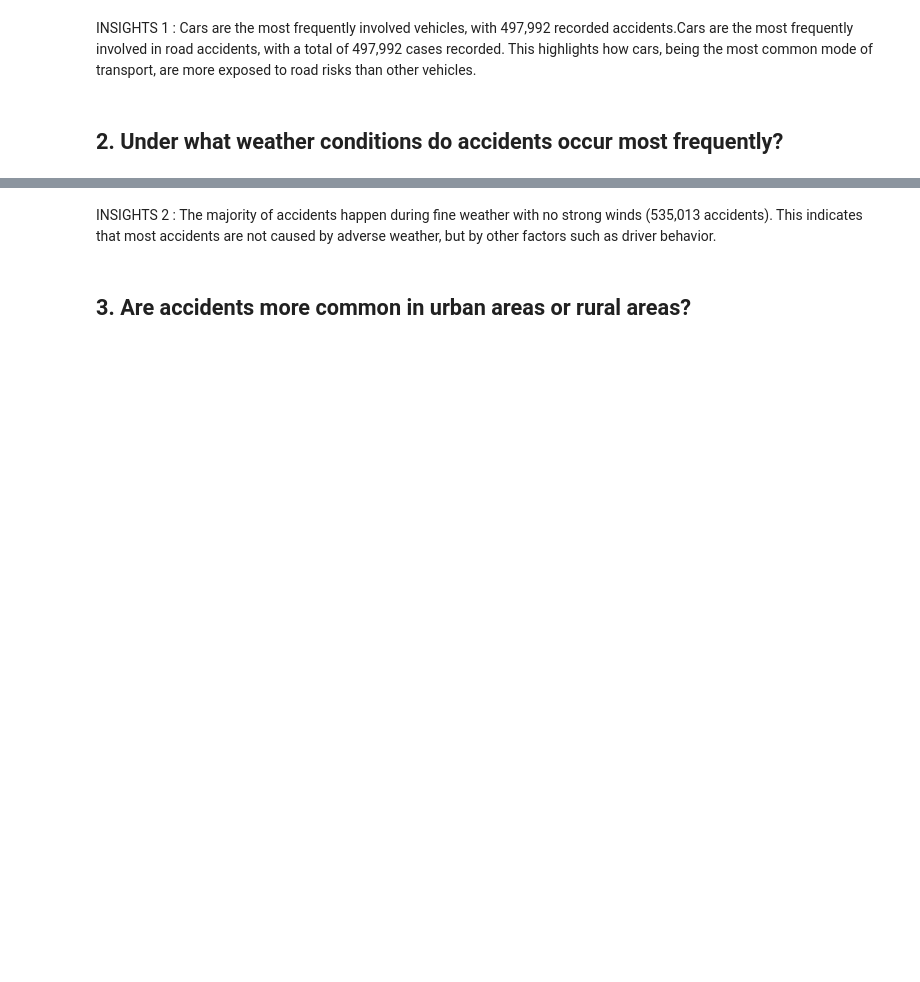
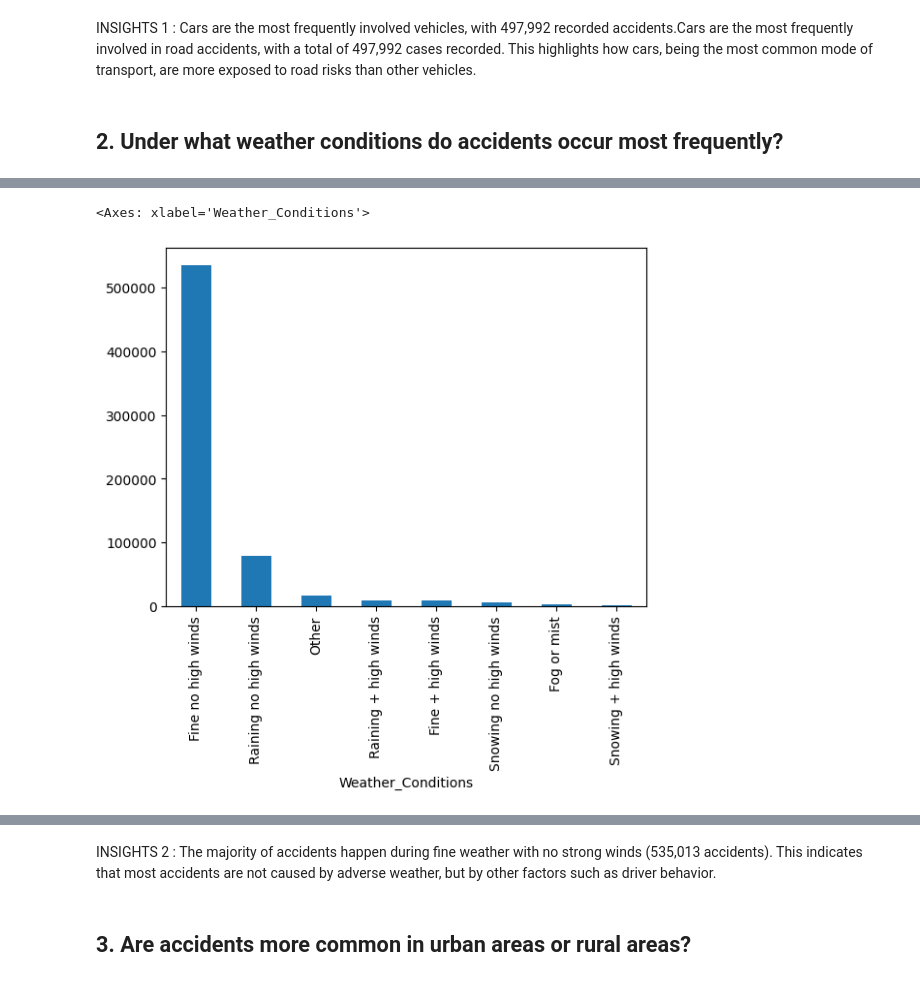
Before and after one commit to jshdnd16/ELEC303-DATA-ANALYTICS-DENADO, a Jupyter notebook: ELEC03-3A/Activity2.ipynb, the cells around one changed output, grey strips where cells are left out. Saved outputs shown, nothing was run; the diff lists cells and outputs as text; code cells hidden in the pictures; blank space fills up the shorter version.

```diff
--- a/ELEC03-3A/Activity2.ipynb
+++ b/ELEC03-3A/Activity2.ipynb
@@ -389,0 +368,6 @@ Name: count, dtype: int64
+# %%
+weather = df['Weather_Conditions'].value_counts().plot(kind='bar')
+weather
+# %% [output]
+<Axes: xlabel='Weather_Conditions'>
+[figure, added]
```
Also changed, not shown: parts of 81 cells of this notebook.
